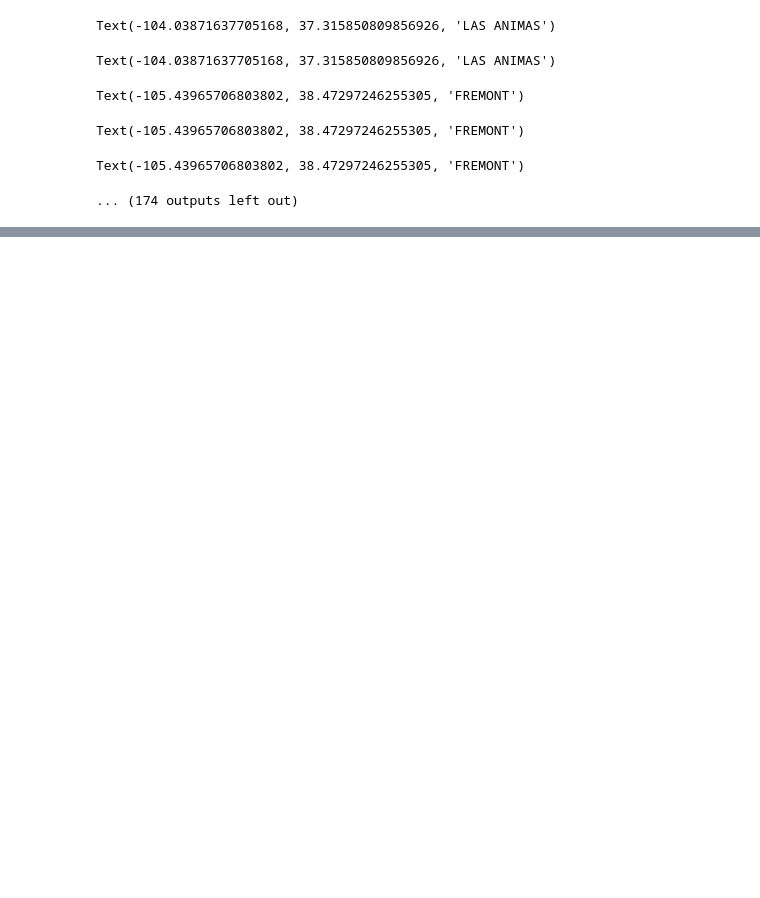
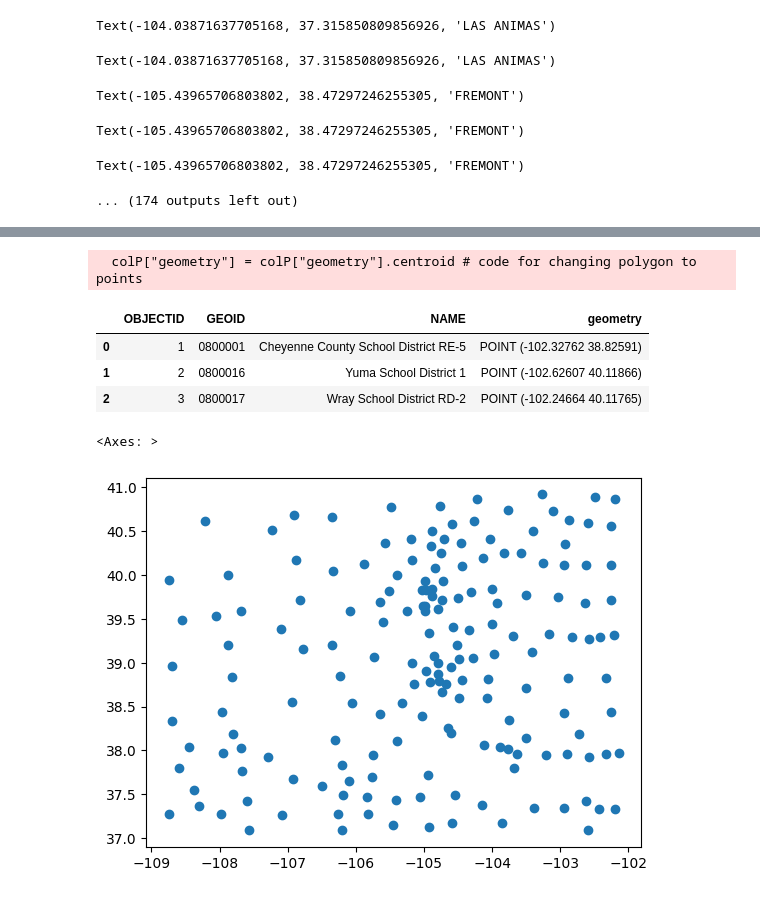
Before and after one commit to beryl09/beryl09, a Jupyter notebook: Ps2.ipynb, the cells around one changed output, grey strips where cells are left out. Saved outputs shown, nothing was run; the diff lists cells and outputs as text; code cells hidden in the pictures; blank space fills up the shorter version.

```diff
--- a/Ps2.ipynb
+++ b/Ps2.ipynb
@@ -670,0 +645,18 @@ dtype: object
+# %%
+colP = col.copy()
+
+colP["geometry"] = colP["geometry"].centroid # code for changing polygon to points
+# %% [output]
+  colP["geometry"] = colP["geometry"].centroid # code for changing polygon to points
+# %%
+colP.head(3)
+# %% [output]
+|  | OBJECTID | GEOID | NAME | geometry |
+| 0 | 1 | 0800001 | Cheyenne County School District RE-5 | POINT (-102.32762 38.82591) |
+| 1 | 2 | 0800016 | Yuma School District 1 | POINT (-102.62607 40.11866) |
+| 2 | 3 | 0800017 | Wray School District RD-2 | POINT (-102.24664 40.11765) |
+# %%
+colP.plot()
+# %% [output]
+<Axes: >
+[figure, added]
```
Also changed, not shown: parts of 11 cells of this notebook.
